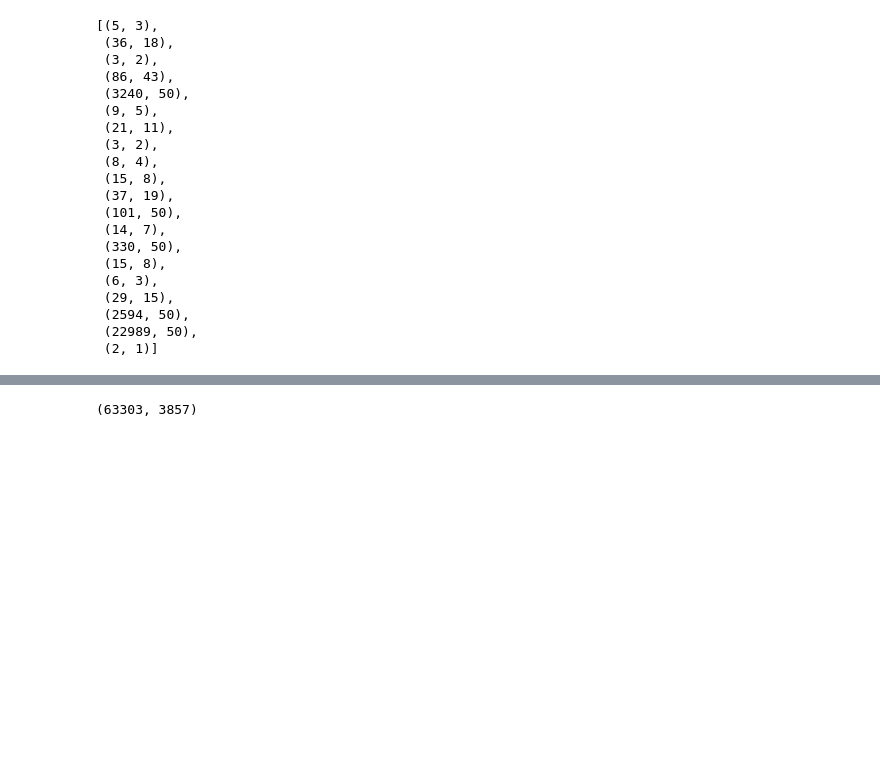
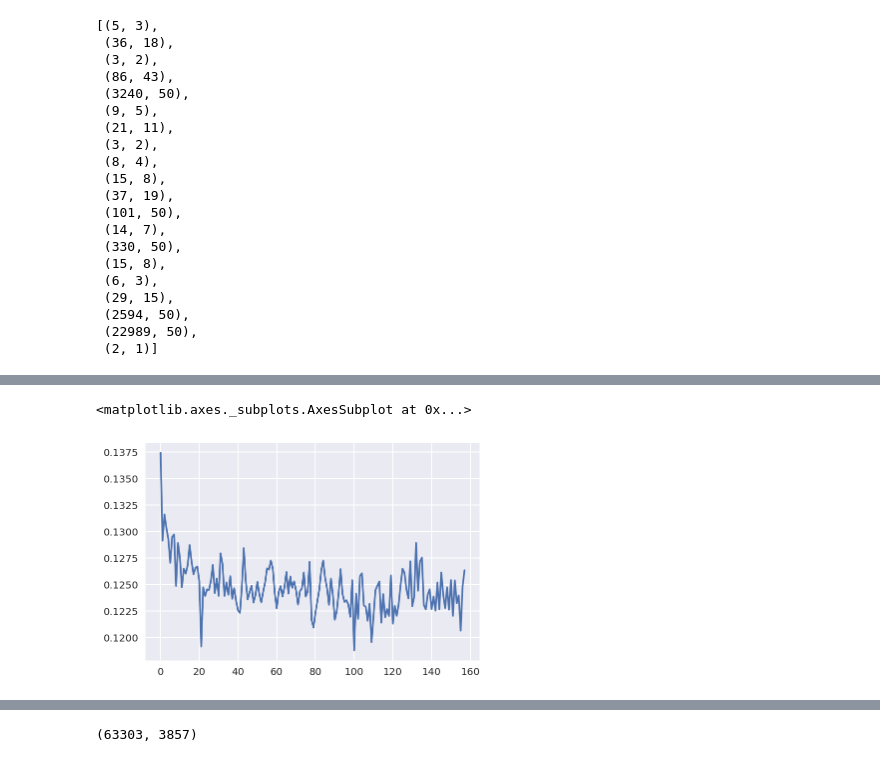
Before and after one commit to Robert-Aduviri/DSG-2018-Qualifiers, a Jupyter notebook: notebooks/robert/RA-34-StructuredNet.ipynb, the cells around one changed output, grey strips where cells are left out. Saved outputs shown, nothing was run; the diff lists cells and outputs as text; code cells hidden in the pictures; blank space fills up the shorter version.

```diff
--- a/notebooks/robert/RA-34-StructuredNet.ipynb
+++ b/notebooks/robert/RA-34-StructuredNet.ipynb
@@ -397,0 +441,5 @@ Train Epoch: 1 [7936000/8102750 (98%)]  Loss: 0.127667
+# %%
+pd.Series(train_losses).plot()
+# %% [output]
+<matplotlib.axes._subplots.AxesSubplot at 0x...>
+[figure, added]
```
Also changed, not shown: parts of 54 cells of this notebook, 1 other file.
